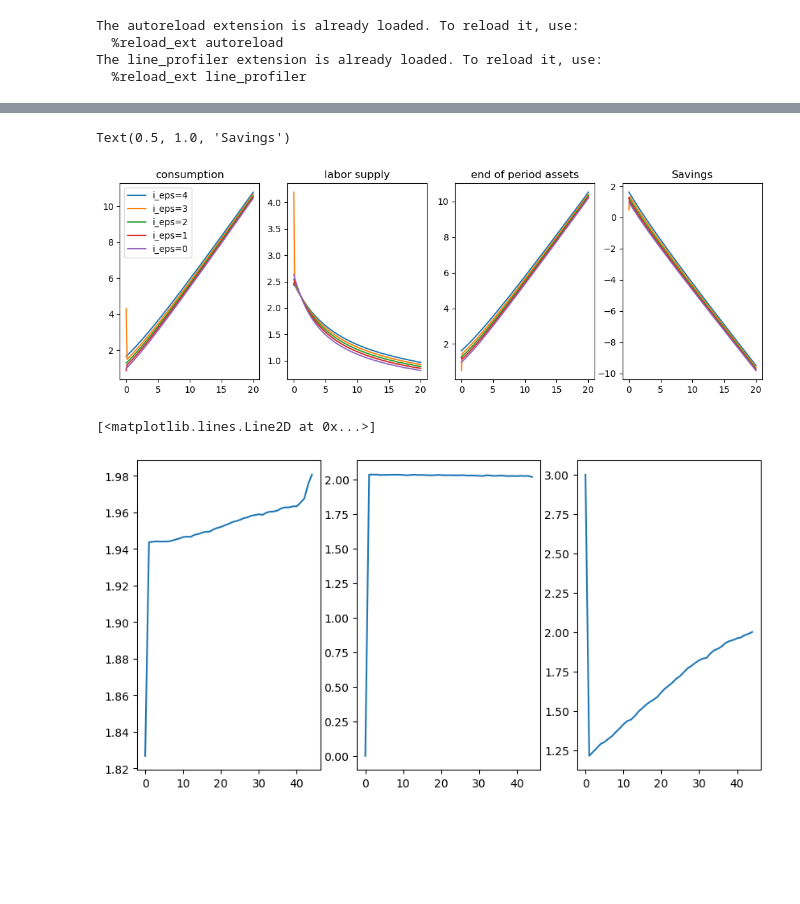
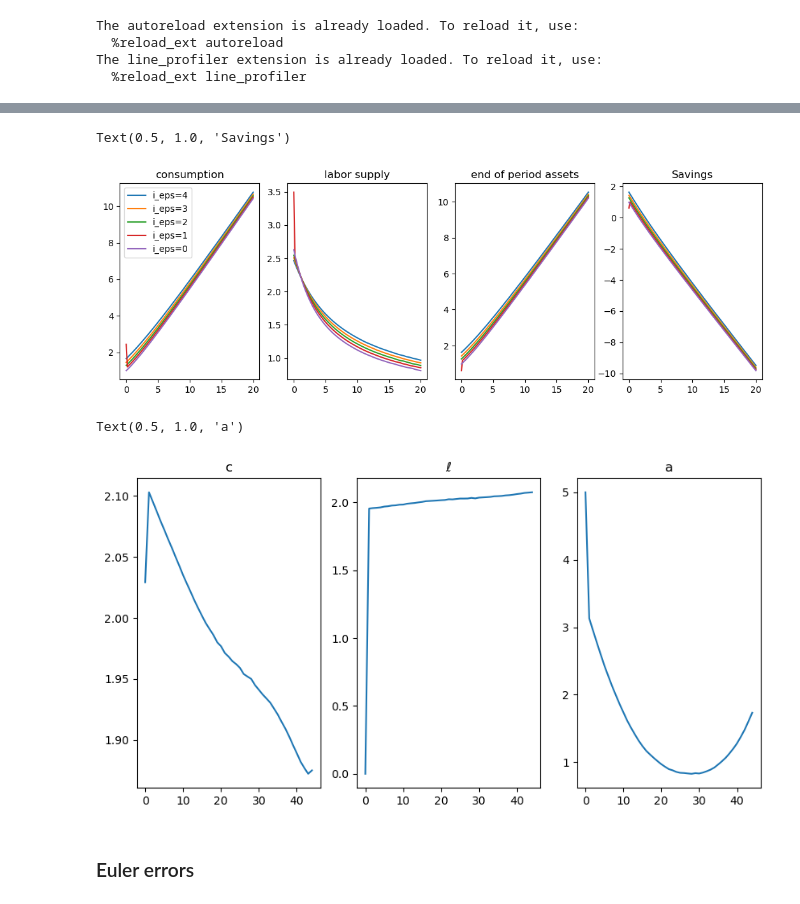
Before and after one commit to ansofol/DP_term_paper, a Jupyter notebook: main_model/test_run.ipynb, the cells around one changed output, grey strips where cells are left out. Cells and saved outputs as stored; diff of their text form; code cells hidden in the pictures; blank space fills up the shorter version.

Commit message:
euler errors

```diff
--- a/main_model/test_run.ipynb
+++ b/main_model/test_run.ipynb
@@ -29,7 +30,12 @@ model.par.Tsim = model.par.Tmax
 model.par.a_max = 20
 model.par.Smax = 6
 model.par.Ntypes = 1
-model.par.sigma_taste = 1.0
+model.par.sigma_taste = 1
+model.par.sigma = 1
+model.par.a_initial = 0
+model.par.phi_high = 3
+model.par.phi_low = 1
+
 
 model.set_grids()
 # %%
@@ -38,3 +44,5 @@ sol = model.sol
 sim = model.sim
 # %%
 model.solve()
+# %%
+par.beta = 0.9
@@ -109,20 +122,23 @@ ax.plot(sol.m[type, t, 1, edu, par.Ba:, 0], sol.a[type, t, 1, edu, par.Ba:, 0]-s
 ax.set_title('Savings')
 # %% [output]
 Text(0.5, 1.0, 'Savings')
-[figure, old version]
+[figure, new version]
 # %%
 simulate(sim,sol,par)
 # %%
-s = np.max(sim.S[0,:,:],axis=1)
+s = sim.S.max(axis=2)[0]
 I = s==1
-
-
 
 fig,ax = plt.subplots(1,3,figsize=(10,5))
 ax[0].plot(np.mean(sim.c[0,I,:],axis=0),label="c")
+ax[0].set_title('c')
+
 ax[1].plot(np.mean(sim.ell[0,I,:],axis=0),label="$\ell$")
+ax[1].set_title('$\ell$')
+
 ax[2].plot(np.mean(sim.a[0,I,:],axis=0),label="a")
+ax[2].set_title('a')
 #fig.legend()
 # %% [output]
-[<matplotlib.lines.Line2D at 0x...>]
+Text(0.5, 1.0, 'a')
-[figure, old version]
+[figure, new version]
@@ -130,0 +145,2 @@ ax[2].plot(np.mean(sim.a[0,I,:],axis=0),label="a")
+# %% [markdown]
+### Euler errors
```
Also changed, not shown: parts of 6 cells of this notebook, 3 other files.
